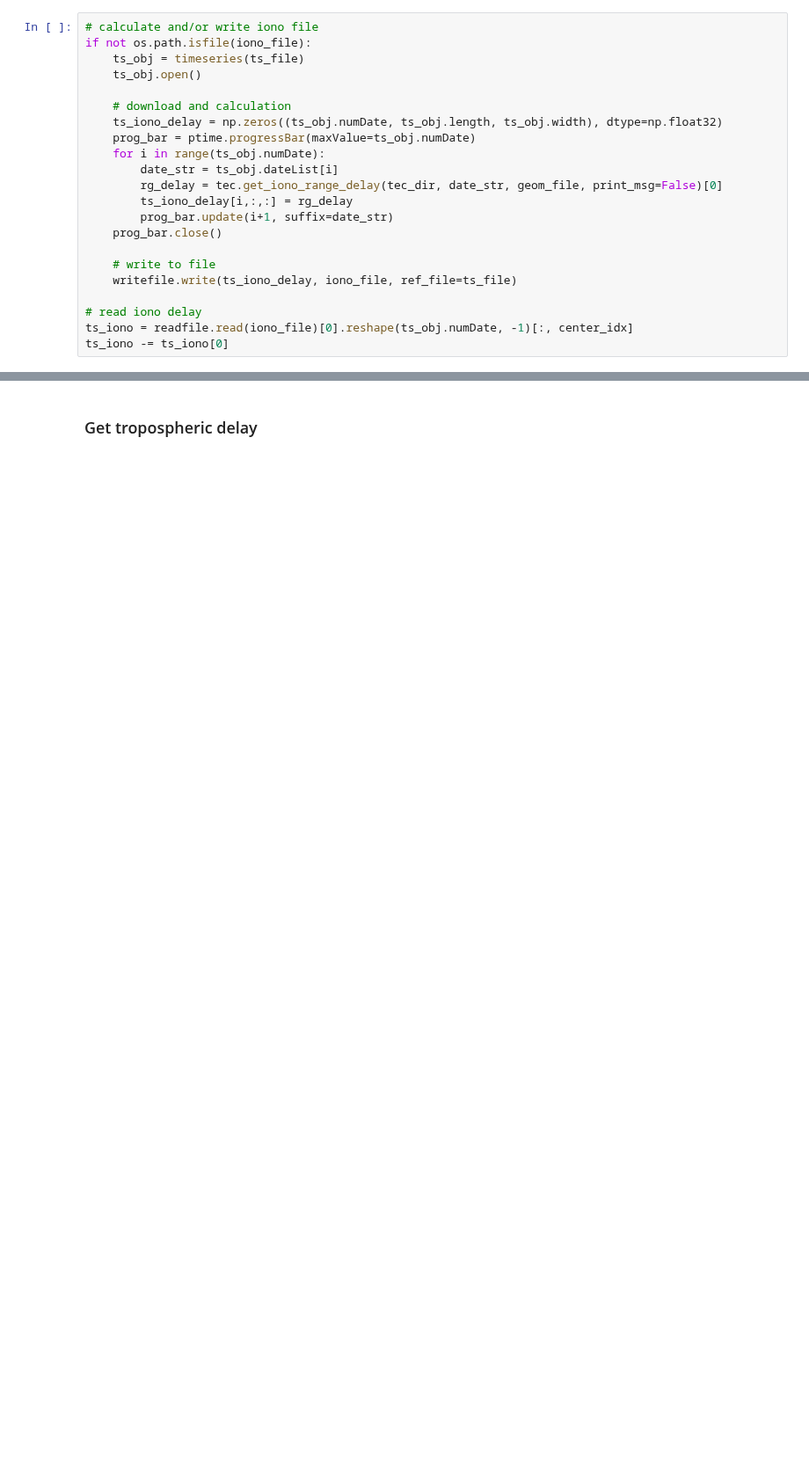
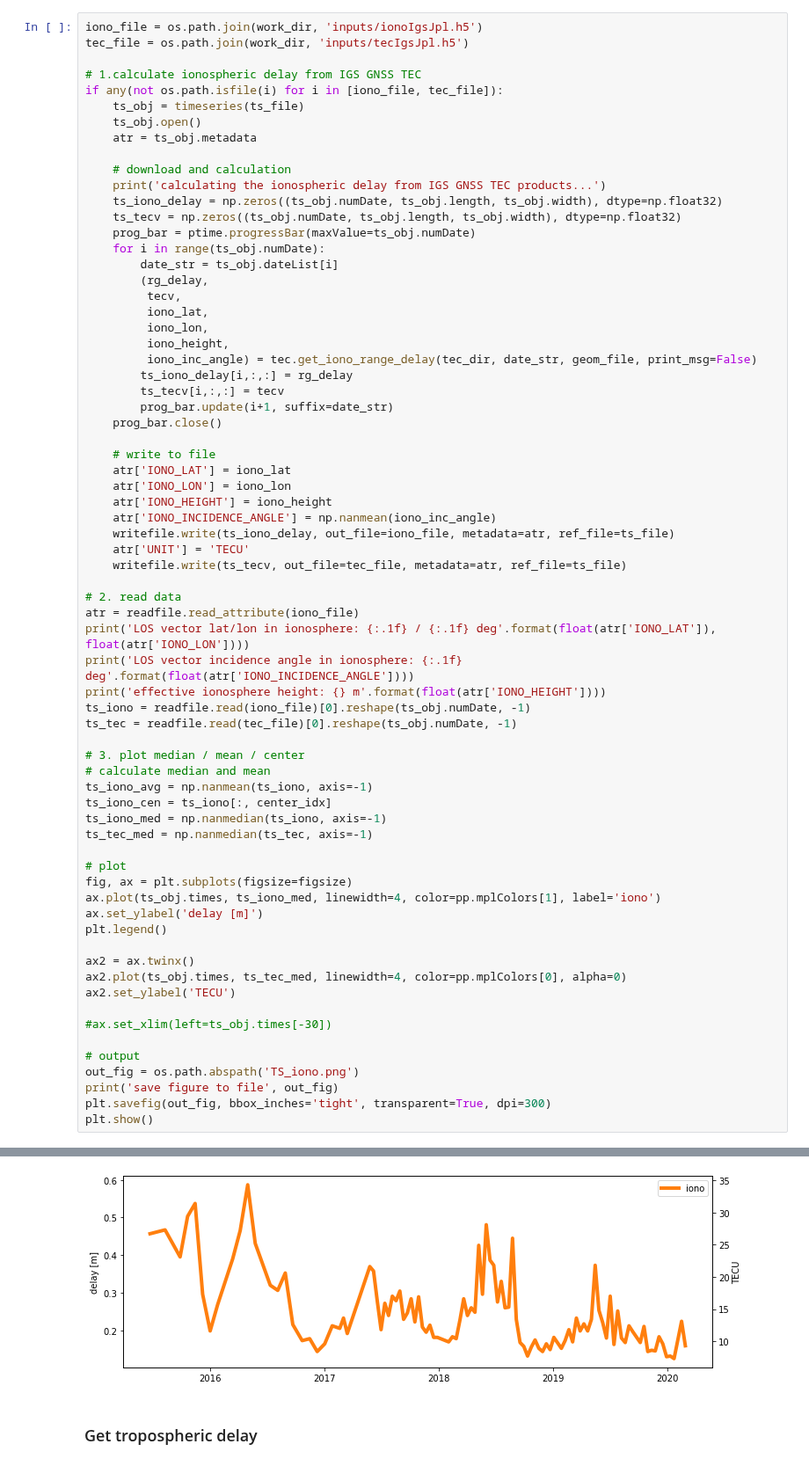
Before and after one commit to yunjunz/2022-Geolocation, a Jupyter notebook: offset_atmos.ipynb, the cells around one changed output, grey strips where cells are left out. Shown at 88% size. Drawn from its saved outputs; the diff is of its cells as text; blank space fills up the shorter version.

```diff
--- a/offset_atmos.ipynb
+++ b/offset_atmos.ipynb
@@ -48,22 +47,70 @@ open timeseries file: timeseriesRg.h5
 # %%
-# calculate and/or write iono file
-if not os.path.isfile(iono_file):
+iono_file = os.path.join(work_dir, 'inputs/ionoIgsJpl.h5')
+tec_file = os.path.join(work_dir, 'inputs/tecIgsJpl.h5')
+
+# 1.calculate ionospheric delay from IGS GNSS TEC
+if any(not os.path.isfile(i) for i in [iono_file, tec_file]):
     ts_obj = timeseries(ts_file)
     ts_obj.open()
+    atr = ts_obj.metadata
 
     # download and calculation
+    print('calculating the ionospheric delay from IGS GNSS TEC products...')
     ts_iono_delay = np.zeros((ts_obj.numDate, ts_obj.length, ts_obj.width), dtype=np.float32)
+    ts_tecv = np.zeros((ts_obj.numDate, ts_obj.length, ts_obj.width), dtype=np.float32)
     prog_bar = ptime.progressBar(maxValue=ts_obj.numDate)
     for i in range(ts_obj.numDate):
         date_str = ts_obj.dateList[i]
-        rg_delay = tec.get_iono_range_delay(tec_dir, date_str, geom_file, print_msg=False)[0]
+        (rg_delay,
+         tecv,
+         iono_lat,
+         iono_lon,
+         iono_height,
+         iono_inc_angle) = tec.get_iono_range_delay(tec_dir, date_str, geom_file, print_msg=False)
         ts_iono_delay[i,:,:] = rg_delay
+        ts_tecv[i,:,:] = tecv
         prog_bar.update(i+1, suffix=date_str)
     prog_bar.close()
 
     # write to file
-    writefile.write(ts_iono_delay, iono_file, ref_file=ts_file)
+    atr['IONO_LAT'] = iono_lat
+    atr['IONO_LON'] = iono_lon
+    atr['IONO_HEIGHT'] = iono_height
+    atr['IONO_INCIDENCE_ANGLE'] = np.nanmean(iono_inc_angle)
+    writefile.write(ts_iono_delay, out_file=iono_file, metadata=atr, ref_file=ts_file)
+    atr['UNIT'] = 'TECU'
+    writefile.write(ts_tecv, out_file=tec_file, metadata=atr, ref_file=ts_file)
 
-# read iono delay
-ts_iono = readfile.read(iono_file)[0].reshape(ts_obj.numDate, -1)[:, center_idx]
-ts_iono -= ts_iono[0]
+# 2. read data
+atr = readfile.read_attribute(iono_file)
+print('LOS vector lat/lon in ionosphere: {:.1f} / {:.1f} deg'.format(float(atr['IONO_LAT']), float(atr['IONO_LON'])))
+print('LOS vector incidence angle in ionosphere: {:.1f} deg'.format(float(atr['IONO_INCIDENCE_ANGLE'])))
+print('effective ionosphere height: {} m'.format(float(atr['IONO_HEIGHT'])))
+ts_iono = readfile.read(iono_file)[0].reshape(ts_obj.numDate, -1)
+ts_tec = readfile.read(tec_file)[0].reshape(ts_obj.numDate, -1)
+
+# 3. plot median / mean / center
+# calculate median and mean
+ts_iono_avg = np.nanmean(ts_iono, axis=-1)
+ts_iono_cen = ts_iono[:, center_idx]
+ts_iono_med = np.nanmedian(ts_iono, axis=-1)
+ts_tec_med = np.nanmedian(ts_tec, axis=-1)
+
+# plot
+fig, ax = plt.subplots(figsize=figsize)
+ax.plot(ts_obj.times, ts_iono_med, linewidth=4, color=pp.mplColors[1], label='iono')
+ax.set_ylabel('delay [m]')
+plt.legend()
+
+ax2 = ax.twinx()
+ax2.plot(ts_obj.times, ts_tec_med, linewidth=4, color=pp.mplColors[0], alpha=0)
+ax2.set_ylabel('TECU')
+
+#ax.set_xlim(left=ts_obj.times[-30])
+
+# output
+out_fig = os.path.abspath('TS_iono.png')
+print('save figure to file', out_fig)
+plt.savefig(out_fig, bbox_inches='tight', transparent=True, dpi=300)
+plt.show()
+# %% [output]
@@ -70,2 +121,3 @@ ts_iono -= ts_iono[0]
+[figure, added]
 # %% [markdown]
 ### Get tropospheric delay
```
Also changed, not shown: parts of 11 cells of this notebook, 18 other files.
